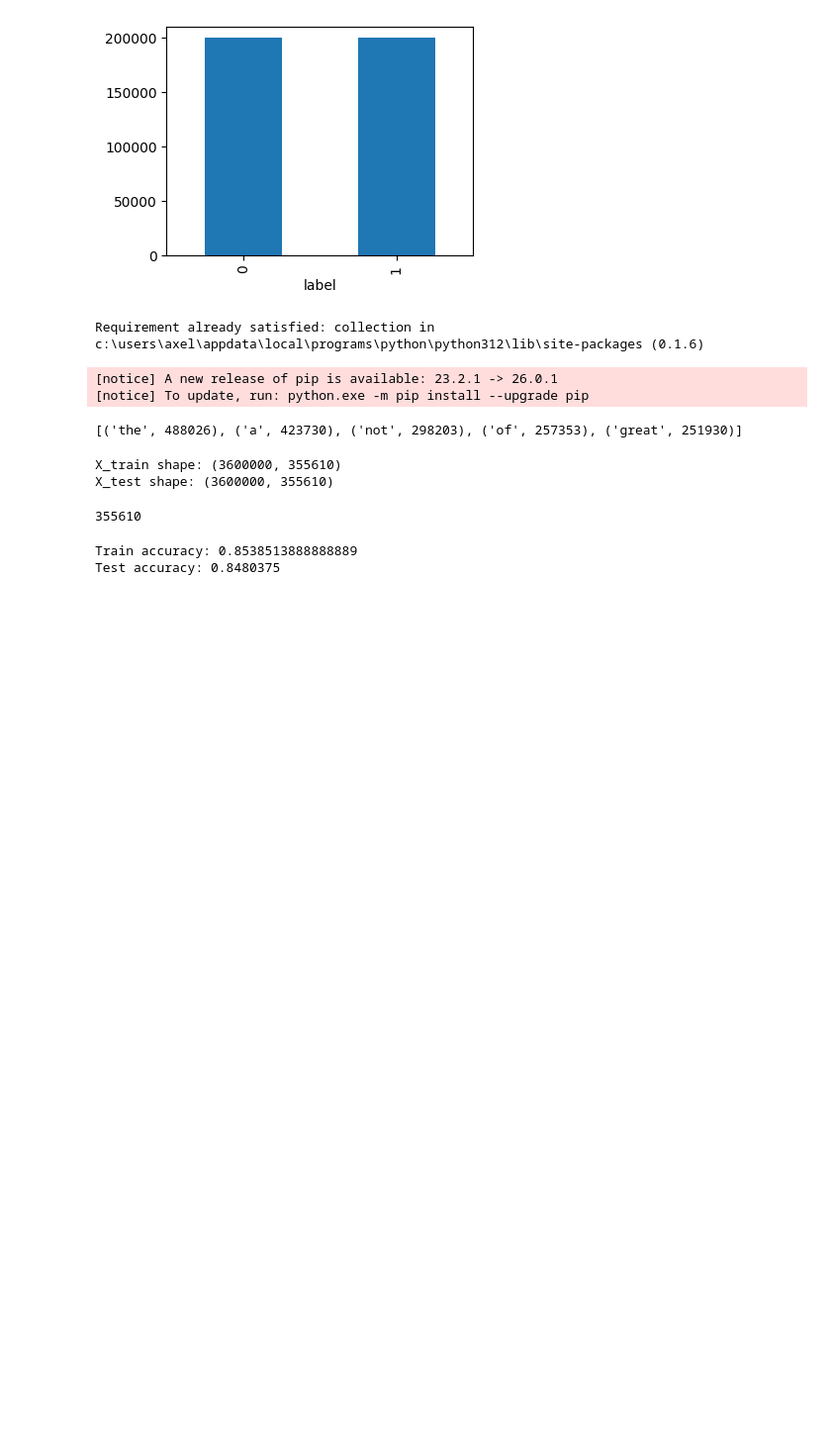
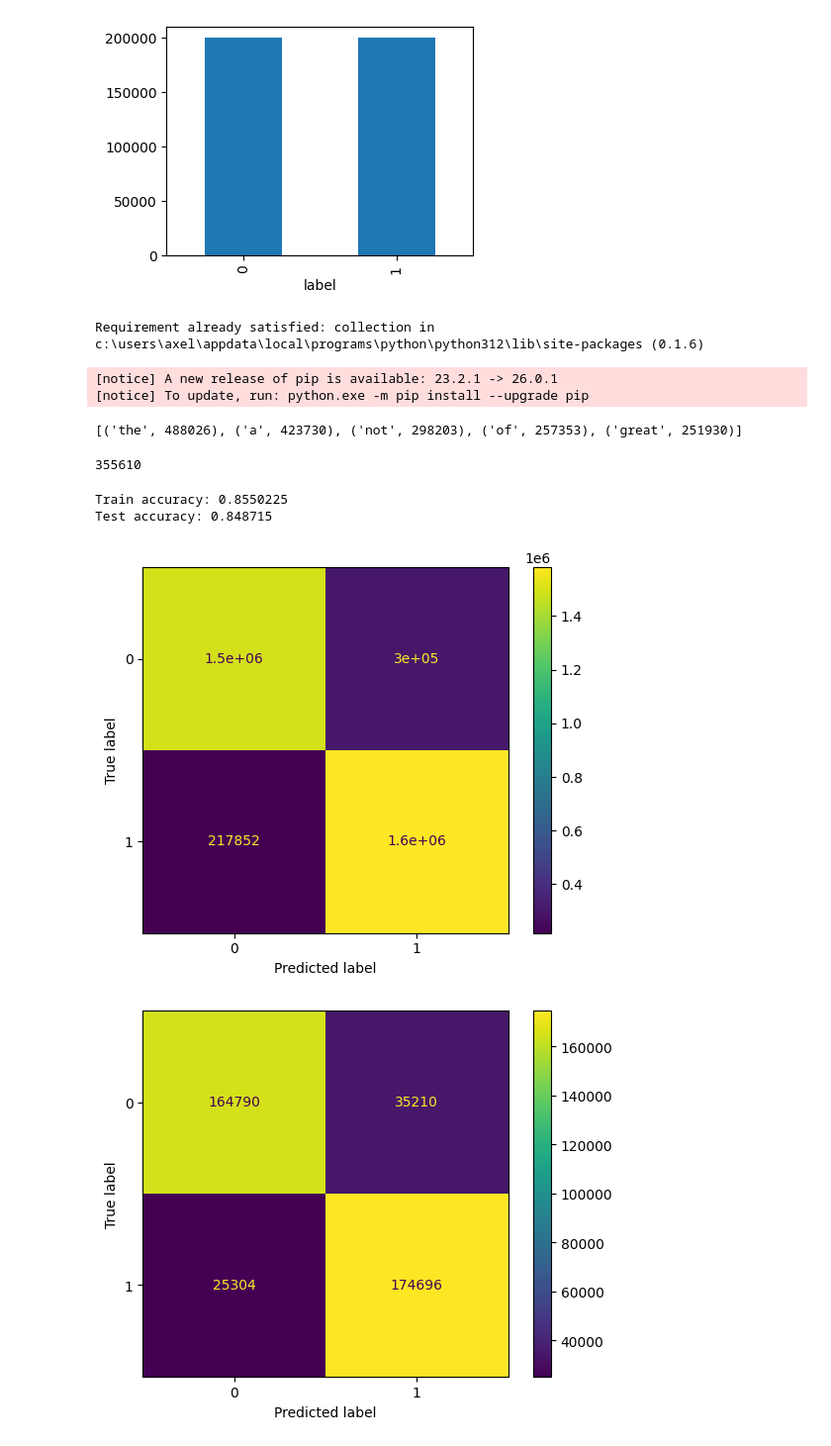
Before and after one commit to axmeu/Theory_practice_LLM, a Jupyter notebook: LLM1/main.ipynb, the cells around one changed output. Shown at 99% size. Drawn from its saved outputs; the diff is of its cells as text; code cells hidden in the pictures; blank space fills up the shorter version.

```diff
--- a/LLM1/main.ipynb
+++ b/LLM1/main.ipynb
@@ -100,55 +100,44 @@ print(
 #5. Using `sklearn`'s `CountVectorizer` build the observation matrix corresponding the train & the test sets
 from sklearn.feature_extraction.text import CountVectorizer, TfidfVectorizer
 # %%
-vectorizer = CountVectorizer(min_df=2)
+vectorizer = CountVectorizer()
 X_train = vectorizer.fit_transform(df_train["content"])
 X_test = vectorizer.transform(df_test["content"])
 print(f"X_train shape: {X_train.shape}")
 print(f"X_test shape: {X_train.shape}")
-# %% [output]
-X_train shape: (3600000, 355610)
-X_test shape: (3600000, 355610)
 # %%
 print(len(vectorizer.vocabulary_))
 # %% [output]
 355610
 # %%
 from sklearn.linear_model import LogisticRegression
-from sklearn.metrics import accuracy_score, confusion_matrix, ConfusionMatrixDisplay
-from sklearn.feature_extraction.text import CountVectorizer
+from sklearn.metrics import accuracy_score, ConfusionMatrixDisplay
 import matplotlib.pyplot as plt
 
-# 1. Préparer les données (content OU title)
-
-
-# Option A: Utiliser seulement 'content'
 X_train = vectorizer.fit_transform(df_train["title"])
 X_test = vectorizer.transform(df_test["title"])
 
 Y_train = df_train["label"]
 Y_test = df_test["label"]
 
+model = LogisticRegression(max_iter=1000)
 
-# 2. Entraîner le modèle
-model = LogisticRegression(max_iter=200,)
-
-# 3. Prédictions
 model.fit(X_train, Y_train)
 train_pred = model.predict(X_train)
 test_pred = model.predict(X_test)
 
-# 4. Accuracy
 train_acc = accuracy_score(Y_train, train_pred)
 test_acc = accuracy_score(Y_test, test_pred)
 
 print(f"Train accuracy: {train_acc}")
 print(f"Test accuracy: {test_acc}")
-# 5. Matrices de confusion
 
+train_conf_plot = ConfusionMatrixDisplay.from_estimator(model, X_train, Y_train)
+test_conf_plot = ConfusionMatrixDisplay.from_estimator(model, X_test, Y_test)
 
-# Matrice de confusion - Train
-
-# Matrice de confusion - Test
+plt.show()
 # %% [output]
-Train accuracy: 0.8538513888888889
-Test accuracy: 0.8480375
+Train accuracy: 0.8550225
+Test accuracy: 0.848715
+[figure, added]
+[figure, added]
```
Also changed, not shown: parts of 3 cells of this notebook, 6 other files.
